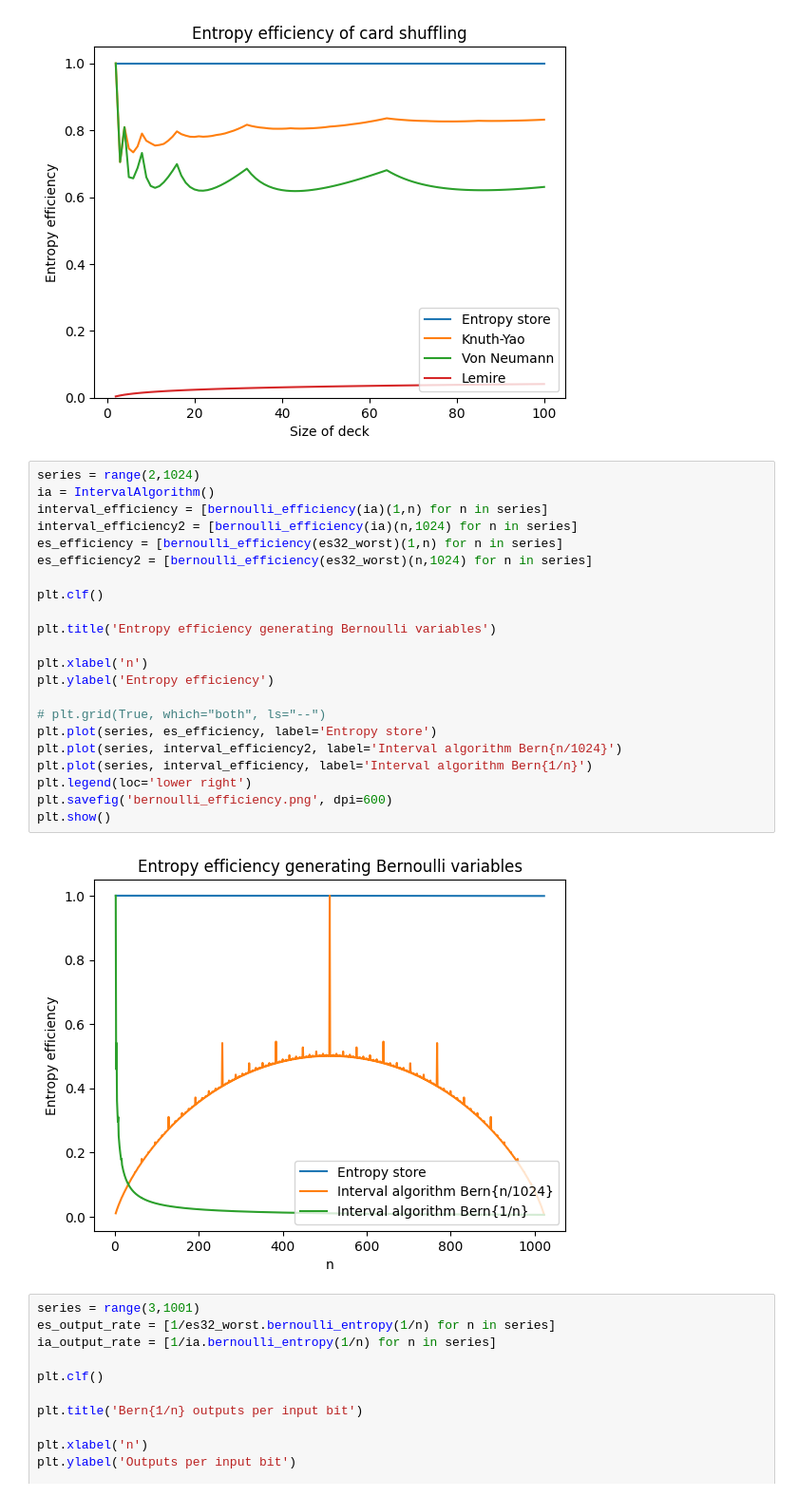
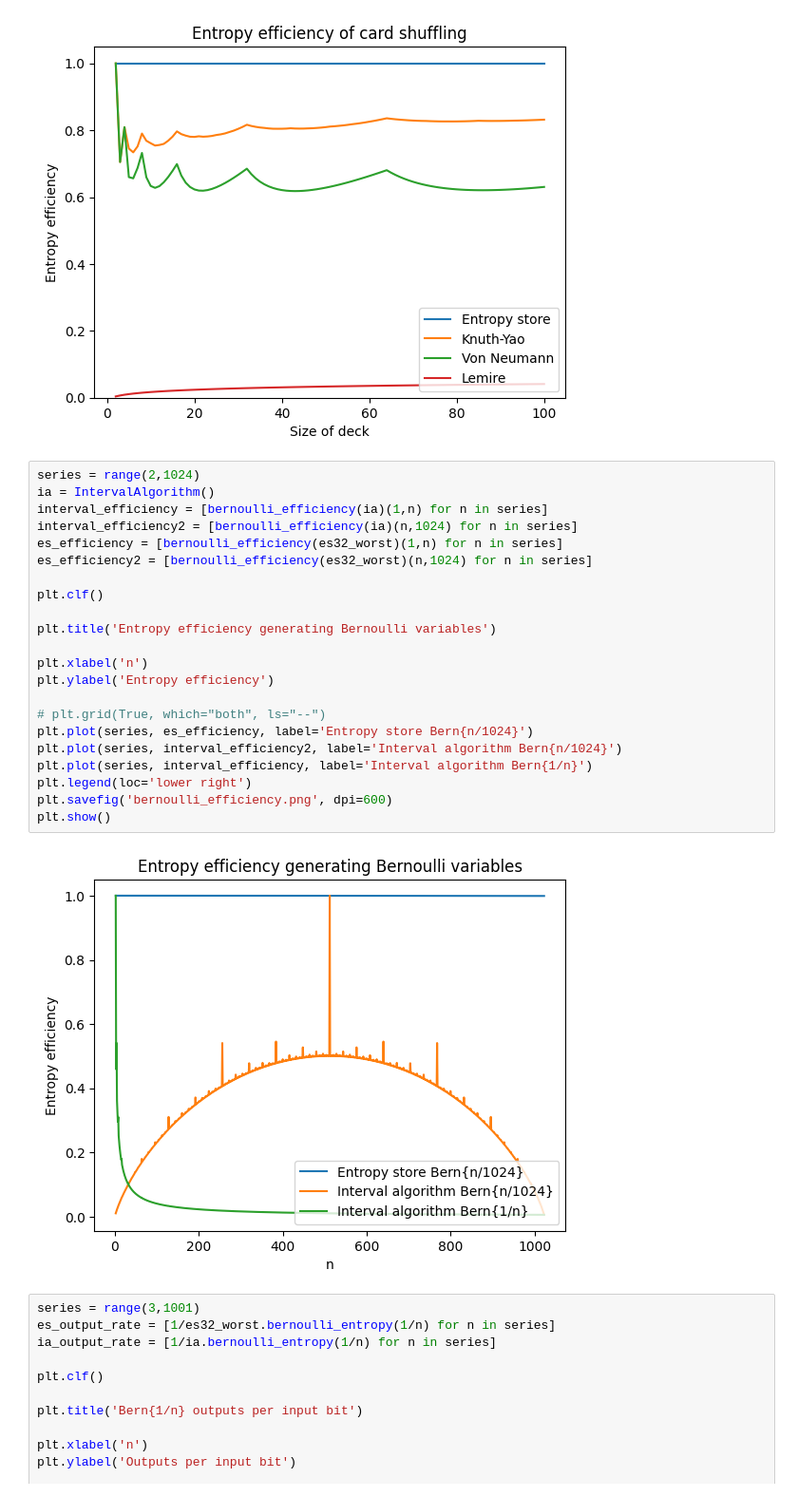
Before and after one commit to calum74/entropy, a Jupyter notebook: paper/reference.ipynb, the cells around one changed output. Shown at 95% size. Cells and saved outputs as stored; diff of their text form.

```diff
--- a/paper/reference.ipynb
+++ b/paper/reference.ipynb
@@ -362,27 +362,27 @@ plt.show()
 # %%
 series = range(2,1024)
 ia = IntervalAlgorithm()
 interval_efficiency = [bernoulli_efficiency(ia)(1,n) for n in series]
 interval_efficiency2 = [bernoulli_efficiency(ia)(n,1024) for n in series]
 es_efficiency = [bernoulli_efficiency(es32_worst)(1,n) for n in series]
 es_efficiency2 = [bernoulli_efficiency(es32_worst)(n,1024) for n in series]
 
 plt.clf()
 
 plt.title('Entropy efficiency generating Bernoulli variables')
 
 plt.xlabel('n')
 plt.ylabel('Entropy efficiency')
 
 # plt.grid(True, which="both", ls="--")
-plt.plot(series, es_efficiency, label='Entropy store')
+plt.plot(series, es_efficiency, label='Entropy store Bern{n/1024}')
 plt.plot(series, interval_efficiency2, label='Interval algorithm Bern{n/1024}')
 plt.plot(series, interval_efficiency, label='Interval algorithm Bern{1/n}')
 plt.legend(loc='lower right')
 plt.savefig('bernoulli_efficiency.png', dpi=600)
 plt.show()
 # %% [output]
-[figure, old version]
+[figure, new version]
 # %%
 series = range(3,1001)
 es_output_rate = [1/es32_worst.bernoulli_entropy(1/n) for n in series]
```
Also changed, not shown: 3 other files.
